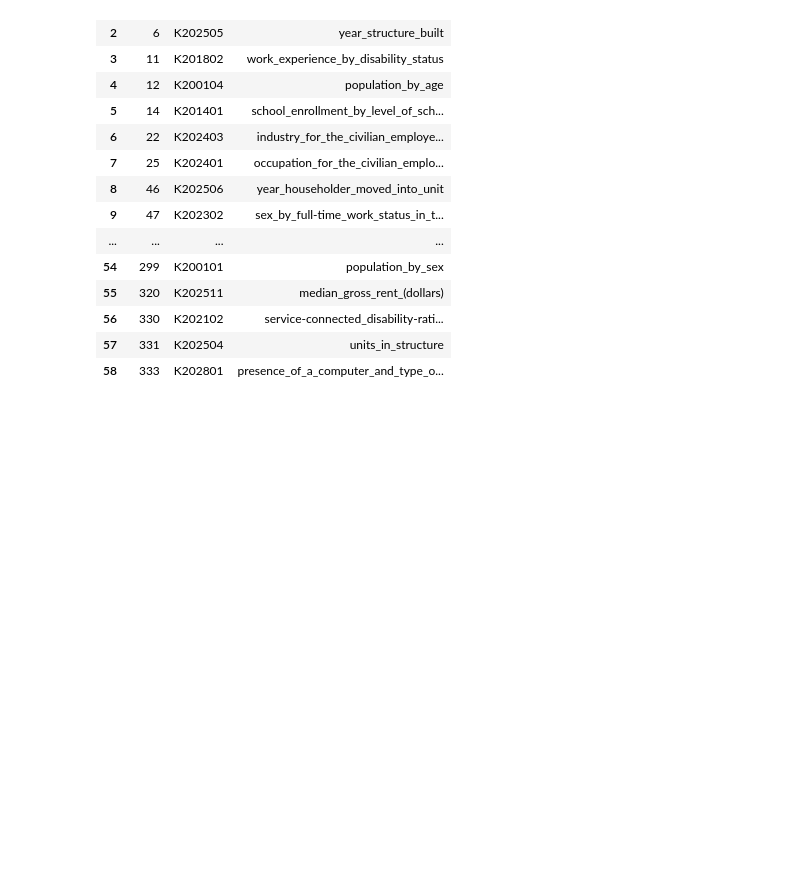
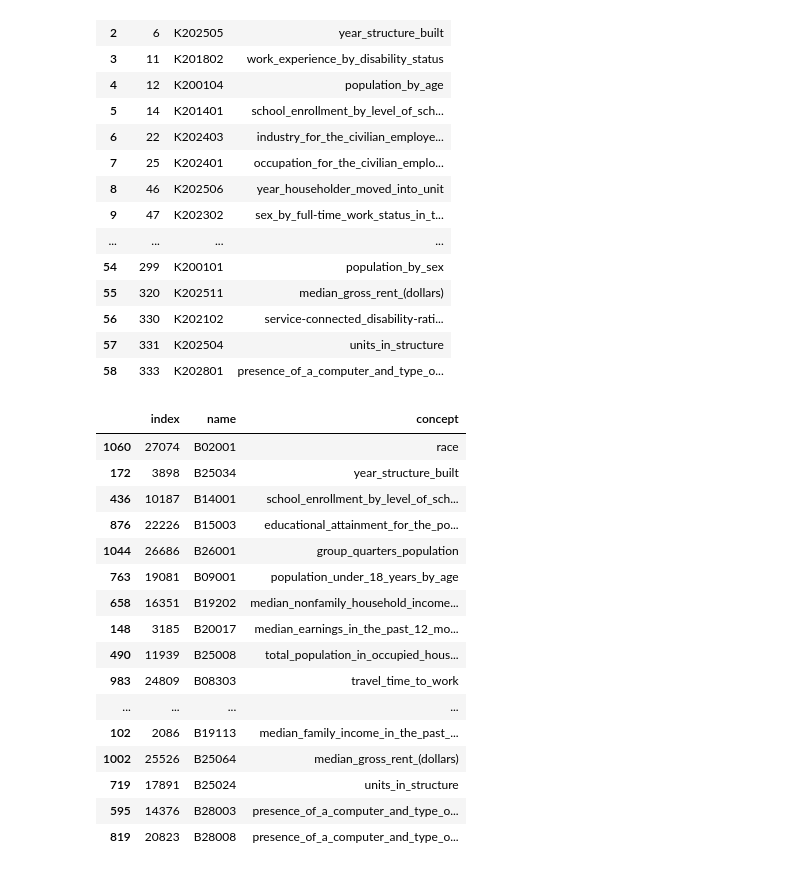
Before and after one commit to hector-torres/DemographicResearch, a Jupyter notebook: census_bureau_acs_table_crosswalk.ipynb, the cells around one changed output. Saved outputs shown, nothing was run; the diff lists cells and outputs as text; code cells hidden in the pictures; blank space fills up the shorter version.

```diff
--- a/census_bureau_acs_table_crosswalk.ipynb
+++ b/census_bureau_acs_table_crosswalk.ipynb
@@ -52,3 +52,32 @@ acsse_tables
 | 56 | 330 | K202102 | service-connected_disability-rati... |
 | 57 | 331 | K202504 | units_in_structure |
 | 58 | 333 | K202801 | presence_of_a_computer_and_type_o... |
+# %%
+matching_acs_index_list = []
+matching_acsse_index_list = []
+for acsse_index, acsse_concept in acsse_tables['concept'].items():
+    for acs_index, acs_concept in acs_tables['concept'].items():
+        if acsse_concept == acs_concept:
+            matching_acs_index_list.append(acs_index)
+            matching_acsse_index_list.append(acsse_index)
+# %%
+matching_acs_tables = acs_tables.iloc[matching_acs_index_list]
+matching_acs_tables
+# %% [output]
+|  | index | name | concept |
+| 1060 | 27074 | B02001 | race |
+| 172 | 3898 | B25034 | year_structure_built |
+| 436 | 10187 | B14001 | school_enrollment_by_level_of_sch... |
+| 876 | 22226 | B15003 | educational_attainment_for_the_po... |
+| 1044 | 26686 | B26001 | group_quarters_population |
+| 763 | 19081 | B09001 | population_under_18_years_by_age |
+| 658 | 16351 | B19202 | median_nonfamily_household_income... |
+| 148 | 3185 | B20017 | median_earnings_in_the_past_12_mo... |
+| 490 | 11939 | B25008 | total_population_in_occupied_hous... |
+| 983 | 24809 | B08303 | travel_time_to_work |
+| ... | ... | ... | ... |
+| 102 | 2086 | B19113 | median_family_income_in_the_past_... |
+| 1002 | 25526 | B25064 | median_gross_rent_(dollars) |
+| 719 | 17891 | B25024 | units_in_structure |
+| 595 | 14376 | B28003 | presence_of_a_computer_and_type_o... |
+| 819 | 20823 | B28008 | presence_of_a_computer_and_type_o... |
```
Also changed, not shown: parts of 1 cell of this notebook.
